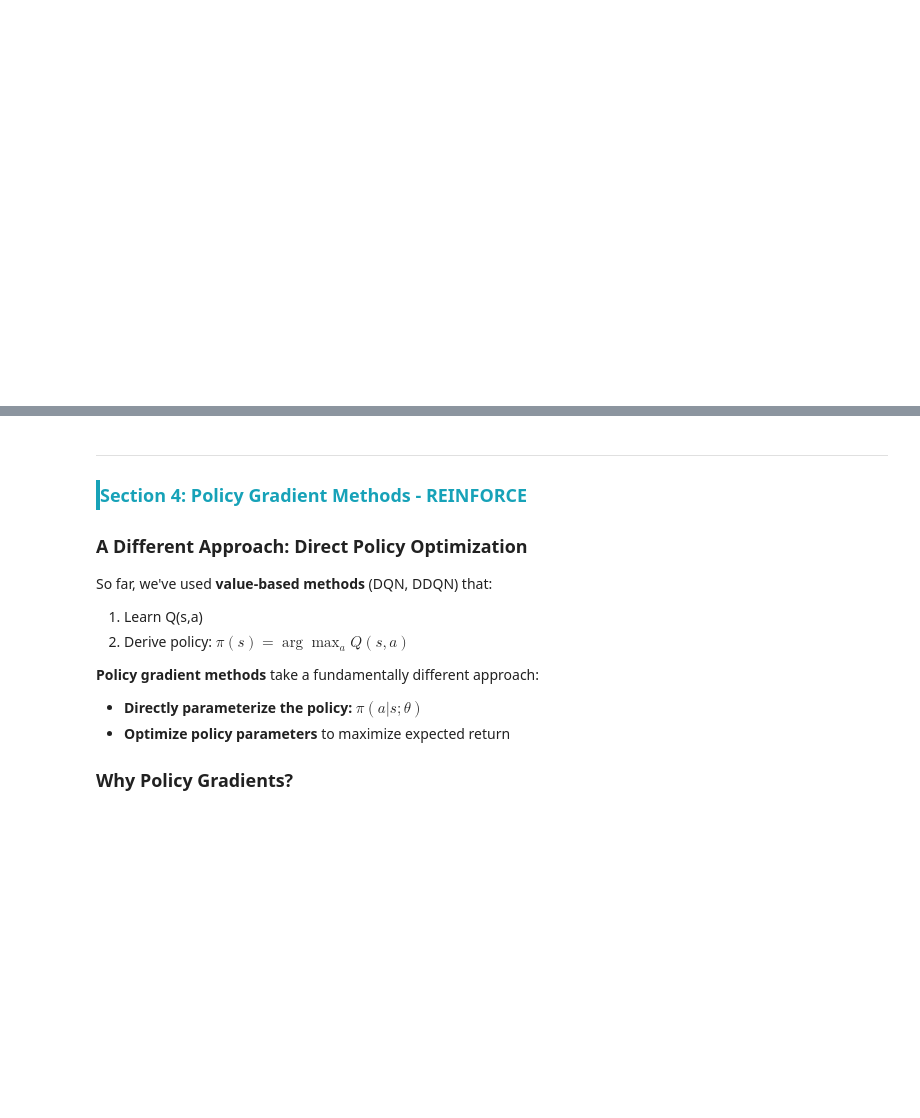
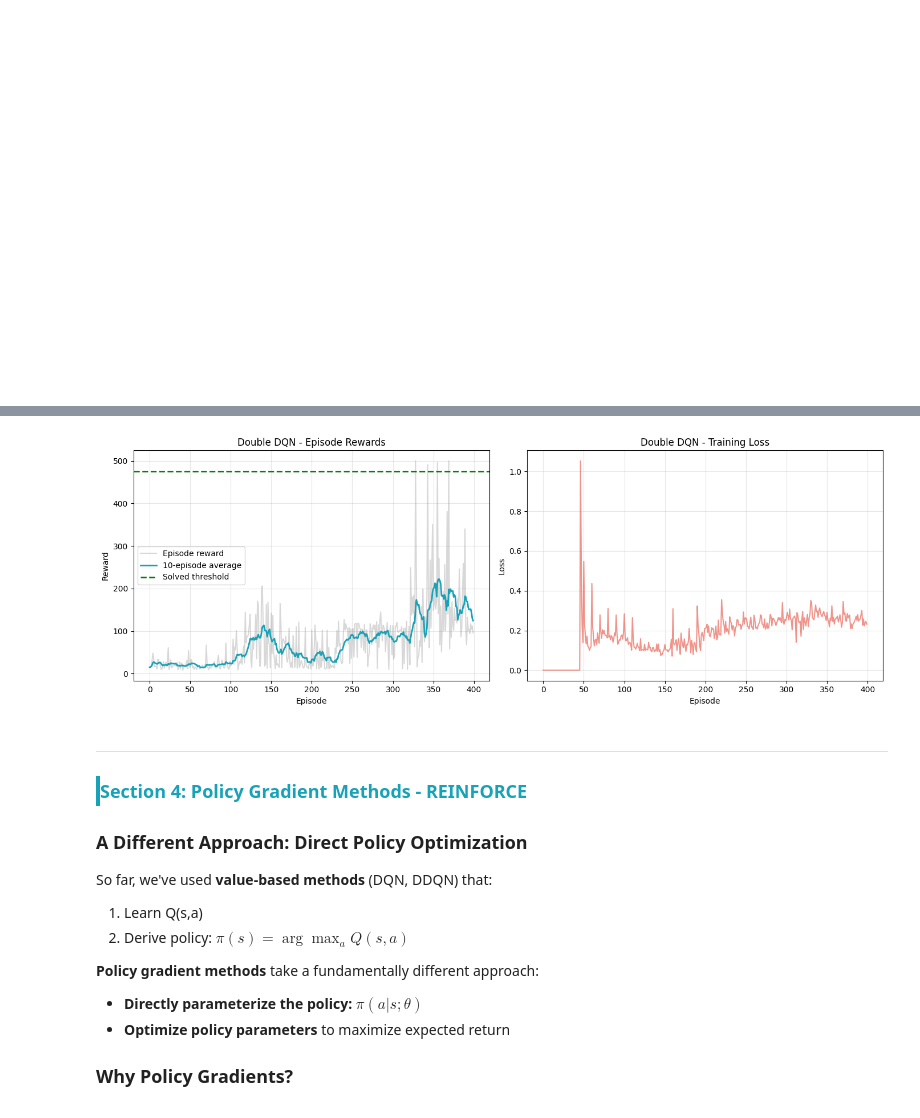
Before and after one commit to mdehghani86/RL_labs, a Jupyter notebook: Lab_11_Deep_Reinforcement_Learning.ipynb, the cells around one changed output, grey strips where cells are left out. Drawn from its saved outputs; the diff is of its cells as text; code cells hidden in the pictures; blank space fills up the shorter version.

```diff
--- a/Lab_11_Deep_Reinforcement_Learning.ipynb
+++ b/Lab_11_Deep_Reinforcement_Learning.ipynb
@@ -1000,30 +1161,32 @@ class DoubleDQNAgent(DQNAgent):
 
             # Step 1: Use MAIN network to SELECT best actions for next states
             # Hint: next_actions = self.q_network(next_states).argmax(1)
-            next_actions = ### YOUR CODE HERE ###
+            next_actions = self.q_network(next_states).argmax(1)
 
             # Step 2: Use TARGET network to EVALUATE those actions
             # Hint: next_q_values = self.target_network(next_states).gather(1, next_actions.unsqueeze(1)).squeeze()
-            next_q_values = ### YOUR CODE HERE ###
+            next_q_values = self.target_network(next_states).gather(1, next_actions.unsqueeze(1)).squeeze()
 
             # Step 3: Compute target Q-values
             target_q_values = rewards + self.gamma * next_q_values * (1 - dones)
 
         # Compute loss (same as DQN)
-        loss = F.mse_loss(current_q_values, target_q_values)
+        loss = F.smooth_l1_loss(current_q_values, target_q_values) # Changed from mse_loss to smooth_l1_loss for consistency with DQN
 
         # Optimize
         self.optimizer.zero_grad()
         loss.backward()
+        torch.nn.utils.clip_grad_norm_(self.q_network.parameters(), self.max_grad_norm) # Added gradient clipping for consistency with DQN
         self.optimizer.step()
 
         # Update target network
         self.step_count += 1
-        if self.step_count % self.target_update == 0:
-            self.target_network.load_state_dict(self.q_network.state_dict())
+        # The target network update should happen every N episodes, not N steps. This logic is handled in the training loop.
+        # self.target_network.load_state_dict(self.q_network.state_dict())
 
         # Decay epsilon
-        self.epsilon = max(self.epsilon_min, self.epsilon * self.epsilon_decay)
+        # Epsilon decay is handled in the training loop after each episode.
+        # self.epsilon = max(self.epsilon_min, self.epsilon * self.epsilon_decay)
 
         return loss.item()
 
@@ -1167,7 +1342,8 @@ def train_ddqn(num_episodes=400, max_steps=500):
 
         for step in range(max_steps):
             action = agent.select_action(state, train=True)
-            next_state, reward, done = step_env(env, action)
+            # FIX: Unpack 4 values from step_env (state, reward, done, info)
+            next_state, reward, done, _ = step_env(env, action)
 
             agent.replay_buffer.push(state, action, reward, next_state, done)
 
@@ -1211,6 +1387,6 @@ final_avg = np.mean(ddqn_rewards[-100:])
 pretty_print("Double DQN Training Complete",
              f"Final 100-episode average: {final_avg:.2f}<br>" +
              f"Best episode reward: {max(ddqn_rewards):.0f}<br>" +
-             f"Status: {'<strong>SOLVED ✓</strong>' if final_avg >= 475 else 'Not solved'}<br>" +
+             f"Status: {'<strong>SOLVED \u2713</strong>' if final_avg >= 475 else 'Not solved'}<br>" +
              f"Compare plots below to see stability improvement over DQN",
              style='result')
@@ -1217,3 +1413,8 @@ pretty_print("Double DQN Training Complete",
+# %%
+# Plot DDQN results
+plot_training_results(ddqn_rewards, ddqn_losses, 'Double DQN', window=10)
+# %% [output]
+[figure, added]
 # %% [markdown]
 ---
 <div style="border-left: 4px solid #17a2b8; padding-left: 12px; margin: 20px 0;">
```
Also changed, not shown: parts of 31 cells of this notebook.
